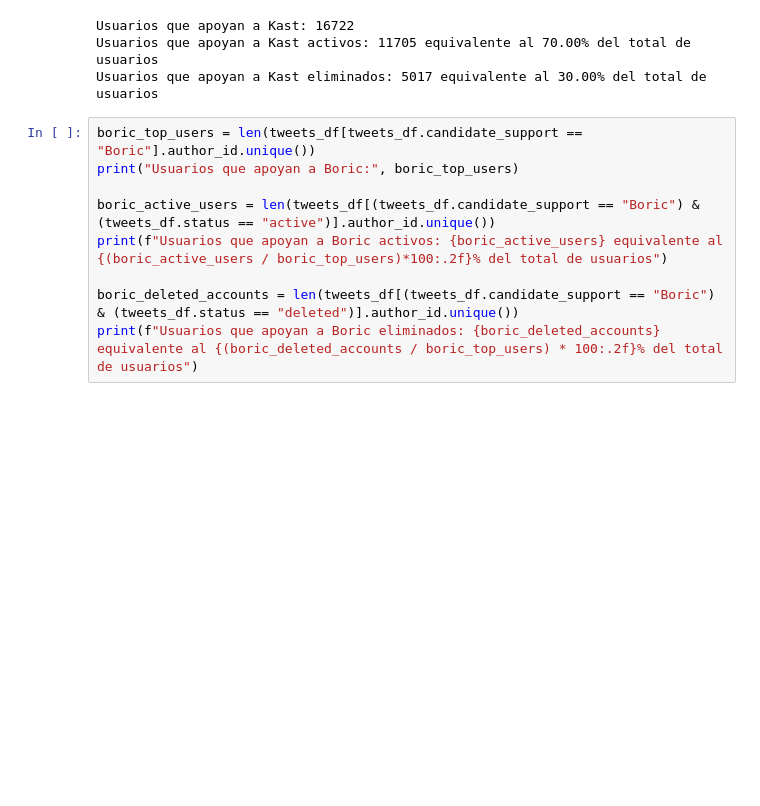
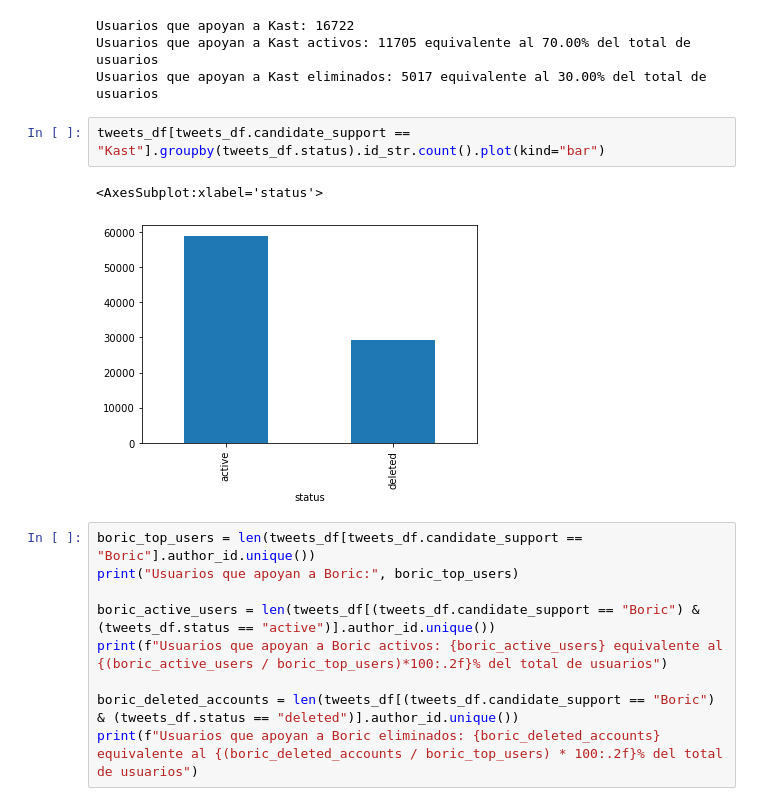
Before and after one commit to destefani/tweets-elecciones, a Jupyter notebook: analysis.ipynb, the cells around one changed output. Saved outputs shown, nothing was run; the diff lists cells and outputs as text; blank space fills up the shorter version.

```diff
--- a/analysis.ipynb
+++ b/analysis.ipynb
@@ -181,6 +198,11 @@ print(f"Usuarios que apoyan a Kast eliminados: {kast_deleted_accounts} equivalen
 Usuarios que apoyan a Kast: 16722
 Usuarios que apoyan a Kast activos: 11705 equivalente al 70.00% del total de usuarios
 Usuarios que apoyan a Kast eliminados: 5017 equivalente al 30.00% del total de usuarios
+# %%
+tweets_df[tweets_df.candidate_support == "Kast"].groupby(tweets_df.status).id_str.count().plot(kind="bar")
+# %% [output]
+<AxesSubplot:xlabel='status'>
+[figure, added]
 # %%
 boric_top_users = len(tweets_df[tweets_df.candidate_support == "Boric"].author_id.unique())
 print("Usuarios que apoyan a Boric:", boric_top_users)
```
Also changed, not shown: parts of 17 cells of this notebook.
